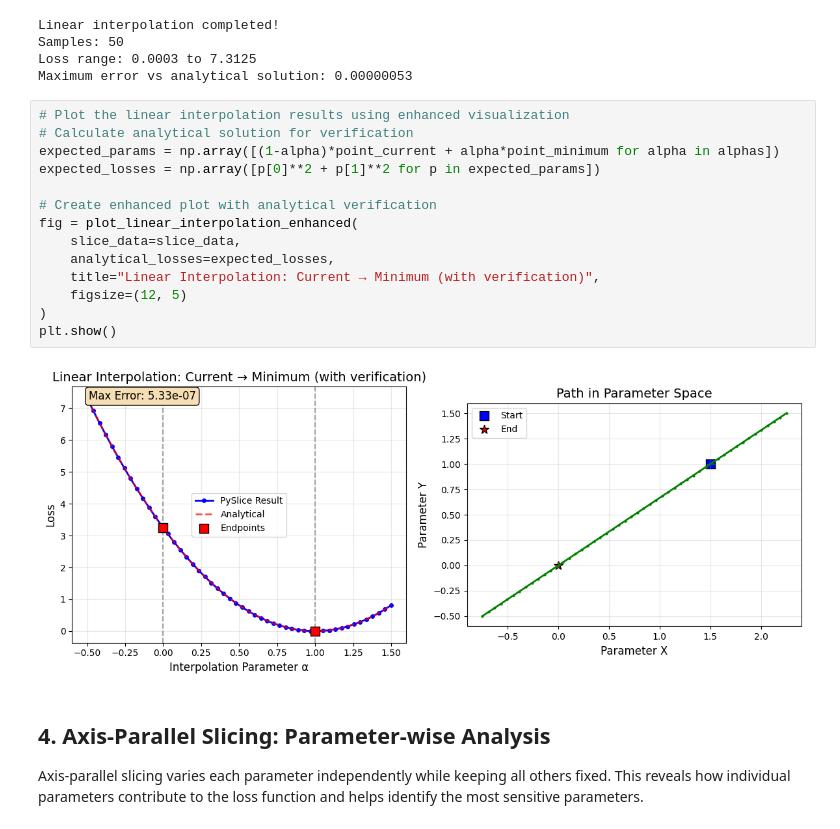
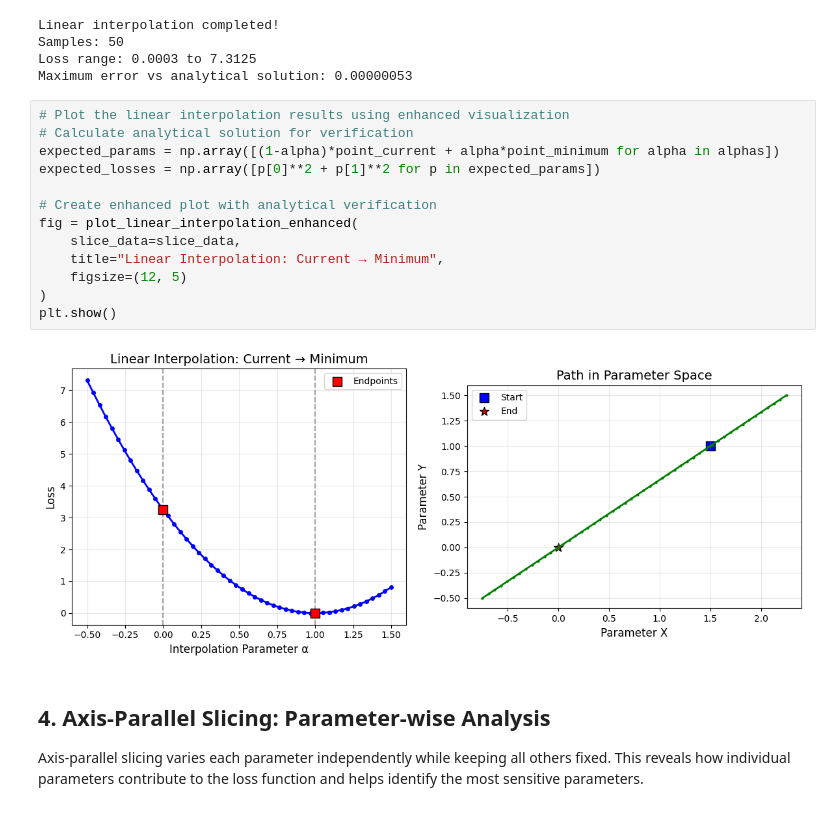
Before and after one commit to joeseegtatz/loss-slicer, a Jupyter notebook: examples/pysclice_core_features.ipynb, the cells around one changed output. Saved outputs shown, nothing was run; the diff lists cells and outputs as text.

```diff
--- a/examples/pysclice_core_features.ipynb
+++ b/examples/pysclice_core_features.ipynb
@@ -162,19 +162,18 @@ Maximum error vs analytical solution: 0.00000053
 # %%
 # Plot the linear interpolation results using enhanced visualization
 # Calculate analytical solution for verification
 expected_params = np.array([(1-alpha)*point_current + alpha*point_minimum for alpha in alphas])
 expected_losses = np.array([p[0]**2 + p[1]**2 for p in expected_params])
 
 # Create enhanced plot with analytical verification
 fig = plot_linear_interpolation_enhanced(
     slice_data=slice_data,
-    analytical_losses=expected_losses,
-    title="Linear Interpolation: Current → Minimum (with verification)",
+    title="Linear Interpolation: Current → Minimum",
     figsize=(12, 5)
 )
 plt.show()
 # %% [output]
-[figure, old version]
+[figure, new version]
 # %% [markdown]
 ## 4. Axis-Parallel Slicing: Parameter-wise Analysis
 
```
Also changed, not shown: parts of 6 cells of this notebook, 2 other files.
